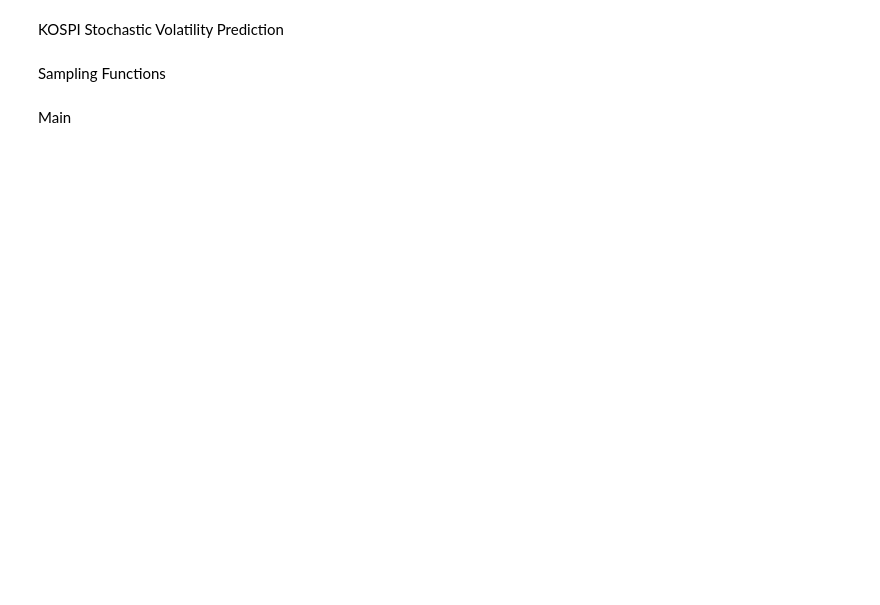
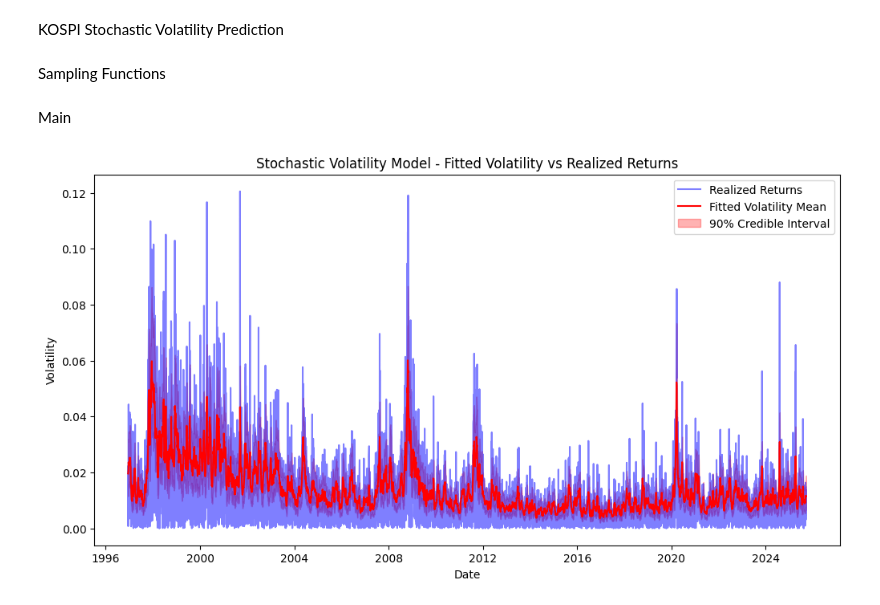
Before and after one commit to Green-grape/baysian_econometric, a Jupyter notebook: chapter9_highend_timeseries_model/stochastic_volatility_model.ipynb, the cells around one changed output. Saved outputs shown, nothing was run; the diff lists cells and outputs as text; code cells hidden in the pictures; blank space fills up the shorter version.

```diff
--- a/chapter9_highend_timeseries_model/stochastic_volatility_model.ipynb
+++ b/chapter9_highend_timeseries_model/stochastic_volatility_model.ipynb
@@ -8,7 +8,7 @@ import matplotlib.pyplot as plt
 from tqdm import tqdm
 # %%
 data=pd.read_csv('./data/kospi_daily.csv',index_col=0, parse_dates=True)
-returns=data['Close'].pct_change().dropna()
+returns=data['Close'].pct_change().dropna()*100
 # %%
 # Log Chi-Square Approximation Parameters
 # Stochastic volatility with leverage: fast and efficient likelihood inference paper's Table 1
@@ -194,6 +194,24 @@ def fit_and_predict(returns_train:pd.Series, forecasts_steps:int=10, burn_in:int
         mu_samples[i]=mu
         phi_samples[i]=phi
     return volatility_samples, forecast_return_samples, forecast_volatility_samples
+# %%
+volatility_samples, forecast_return_samples, forecast_volatility_samples=fit_and_predict(returns, forecasts_steps=1, burn_in=1000, n_samples=3000)
+realized_returns=abs(returns - returns.mean())
+fitted_volatility_mean=np.mean(volatility_samples, axis=0)
+fitted_volatility_5=np.percentile(volatility_samples, 5, axis=0)
+fitted_volatility_95=np.percentile(volatility_samples, 95, axis=0)
+
+plt.figure(figsize=(12,6))
+plt.plot(returns.index, realized_returns, label='Realized Returns', color='blue', alpha=0.5)
+plt.plot(returns.index, fitted_volatility_mean, label='Fitted Volatility Mean', color='red')
+plt.fill_between(returns.index, fitted_volatility_5, fitted_volatility_95, color='red', alpha=0.3, label='90% Credible Interval')
+plt.title('Stochastic Volatility Model - Fitted Volatility vs Realized Returns')
+plt.xlabel('Date')
+plt.ylabel('Volatility')
+plt.legend()
+plt.show()
+# %% [output]
+[figure, added]
 # %%
 from joblib import Parallel, delayed
 
```
Also changed, not shown: parts of 6 cells of this notebook.
